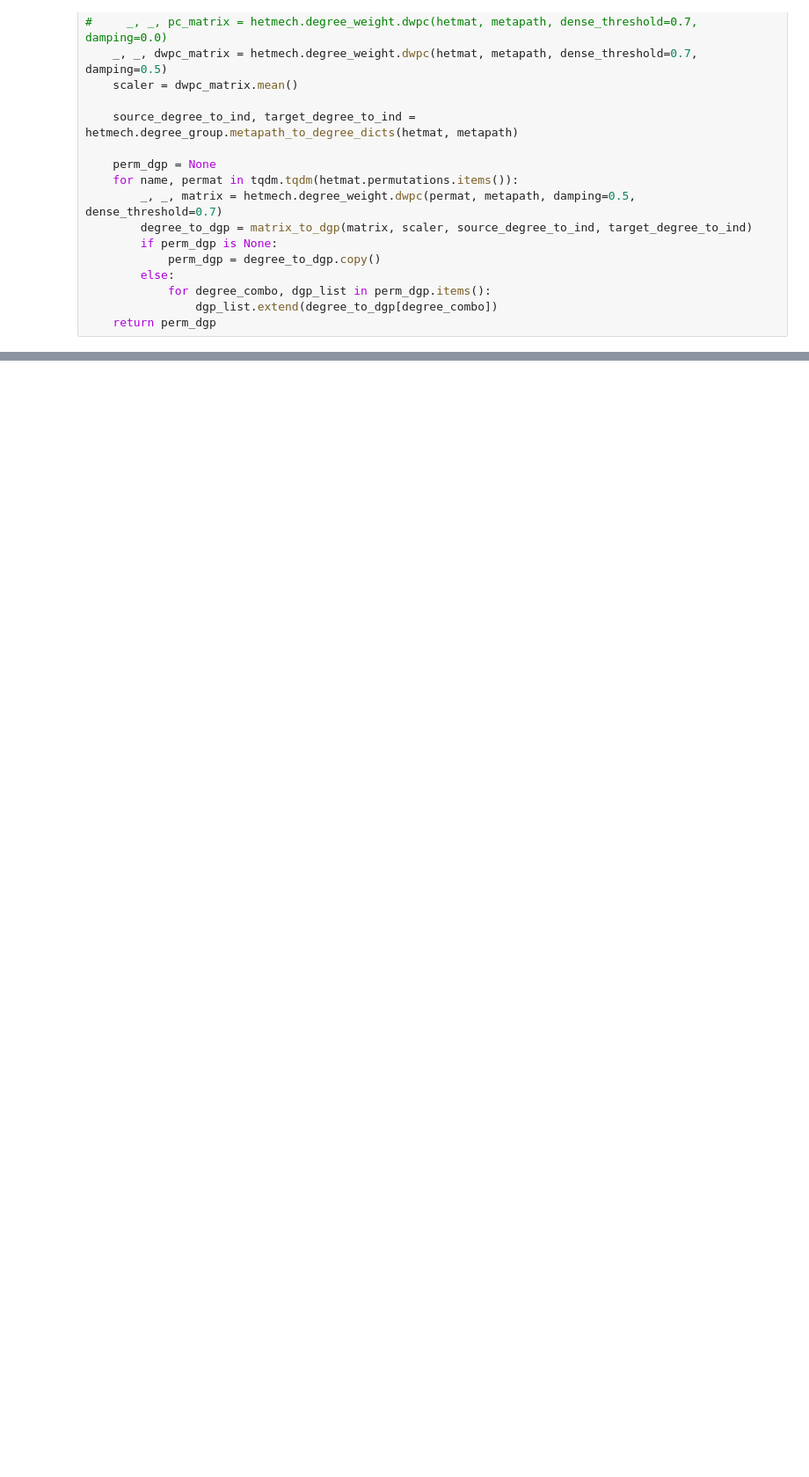
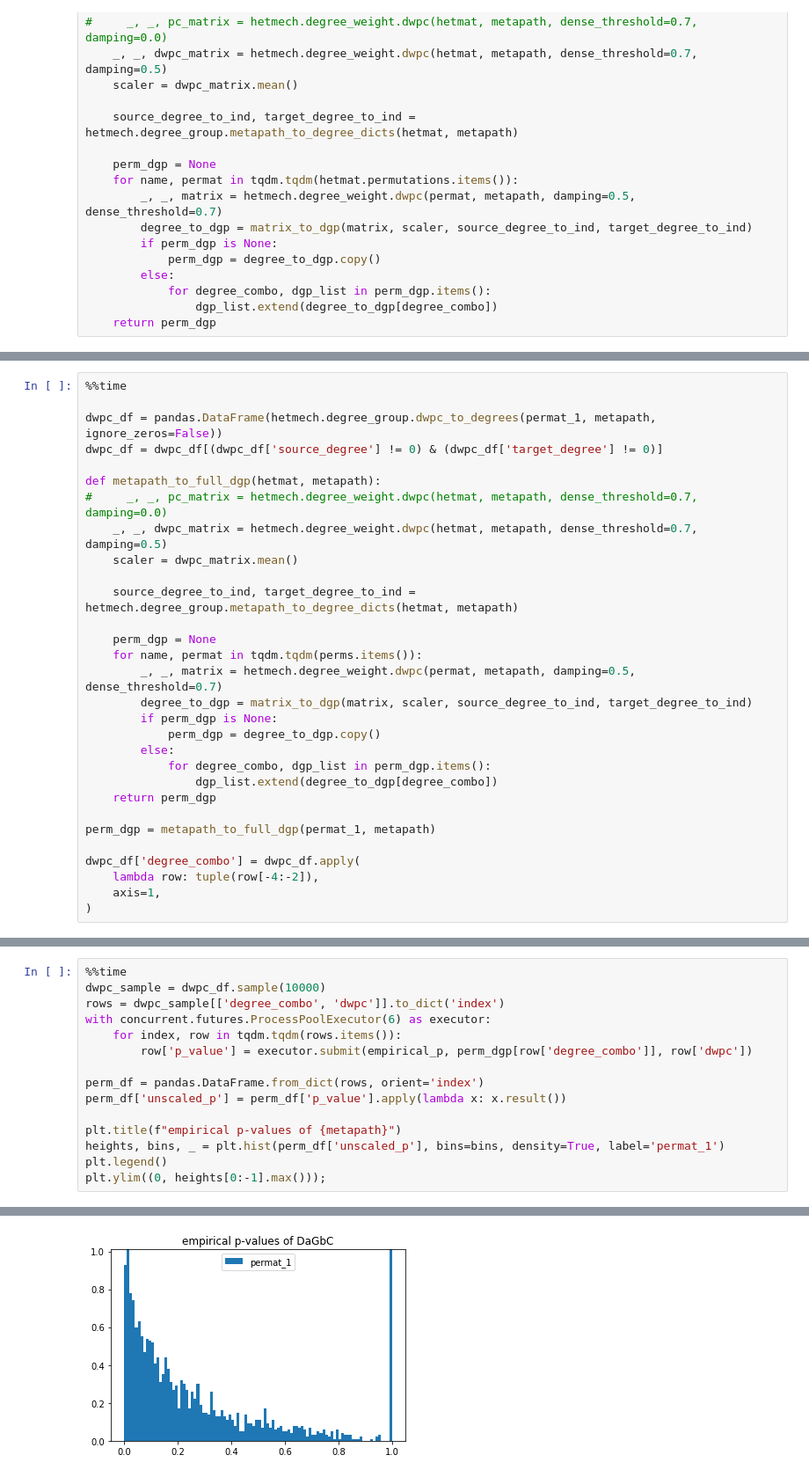
Before and after one commit to greenelab/connectivity-search-analyses, a Jupyter notebook: explore/p-value/empirical-p.ipynb, the cells around one changed output, grey strips where cells are left out. Shown at 88% size. Drawn from its saved outputs; the diff is of its cells as text; blank space fills up the shorter version.

```diff
--- a/explore/p-value/empirical-p.ipynb
+++ b/explore/p-value/empirical-p.ipynb
@@ -99,0 +127,30 @@ rows_df['p_value'] = rows_df['percent_nz'] * rows_df['unscaled_p']
+# %%
+%%time
+
+dwpc_df = pandas.DataFrame(hetmech.degree_group.dwpc_to_degrees(permat_1, metapath, ignore_zeros=False))
+dwpc_df = dwpc_df[(dwpc_df['source_degree'] != 0) & (dwpc_df['target_degree'] != 0)]
+
+def metapath_to_full_dgp(hetmat, metapath):
+#     _, _, pc_matrix = hetmech.degree_weight.dwpc(hetmat, metapath, dense_threshold=0.7, damping=0.0)
+    _, _, dwpc_matrix = hetmech.degree_weight.dwpc(hetmat, metapath, dense_threshold=0.7, damping=0.5)
+    scaler = dwpc_matrix.mean()
+
+    source_degree_to_ind, target_degree_to_ind = hetmech.degree_group.metapath_to_degree_dicts(hetmat, metapath)
+
+    perm_dgp = None
+    for name, permat in tqdm.tqdm(perms.items()):
+        _, _, matrix = hetmech.degree_weight.dwpc(permat, metapath, damping=0.5, dense_threshold=0.7)
+        degree_to_dgp = matrix_to_dgp(matrix, scaler, source_degree_to_ind, target_degree_to_ind)
+        if perm_dgp is None:
+            perm_dgp = degree_to_dgp.copy()
+        else:
+            for degree_combo, dgp_list in perm_dgp.items():
+                dgp_list.extend(degree_to_dgp[degree_combo])
+    return perm_dgp
+
+perm_dgp = metapath_to_full_dgp(permat_1, metapath)
+
+dwpc_df['degree_combo'] = dwpc_df.apply(
+    lambda row: tuple(row[-4:-2]),
+    axis=1,
+)
@@ -99,0 +160,16 @@ rows_df['p_value'] = rows_df['percent_nz'] * rows_df['unscaled_p']
+# %%
+%%time
+dwpc_sample = dwpc_df.sample(10000)
+rows = dwpc_sample[['degree_combo', 'dwpc']].to_dict('index')
+with concurrent.futures.ProcessPoolExecutor(6) as executor:
+    for index, row in tqdm.tqdm(rows.items()):
+        row['p_value'] = executor.submit(empirical_p, perm_dgp[row['degree_combo']], row['dwpc'])
+
+perm_df = pandas.DataFrame.from_dict(rows, orient='index')
+perm_df['unscaled_p'] = perm_df['p_value'].apply(lambda x: x.result())
+
+plt.title(f"empirical p-values of {metapath}")
+heights, bins, _ = plt.hist(perm_df['unscaled_p'], bins=bins, density=True, label='permat_1')
+plt.legend()
+plt.ylim((0, heights[0:-1].max()));
+# %% [output]
@@ -100,2 +178,3 @@ rows_df['p_value'] = rows_df['percent_nz'] * rows_df['unscaled_p']
+[figure, added]
 # %%
 plt.title(f"empirical p-values of {metapath}")
```
Also changed, not shown: parts of 16 cells of this notebook.
